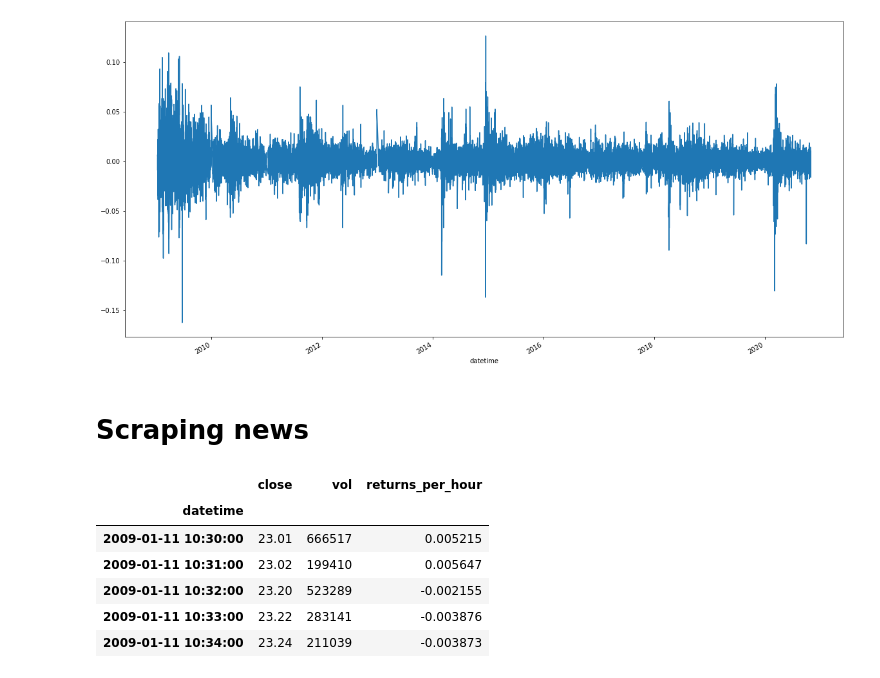
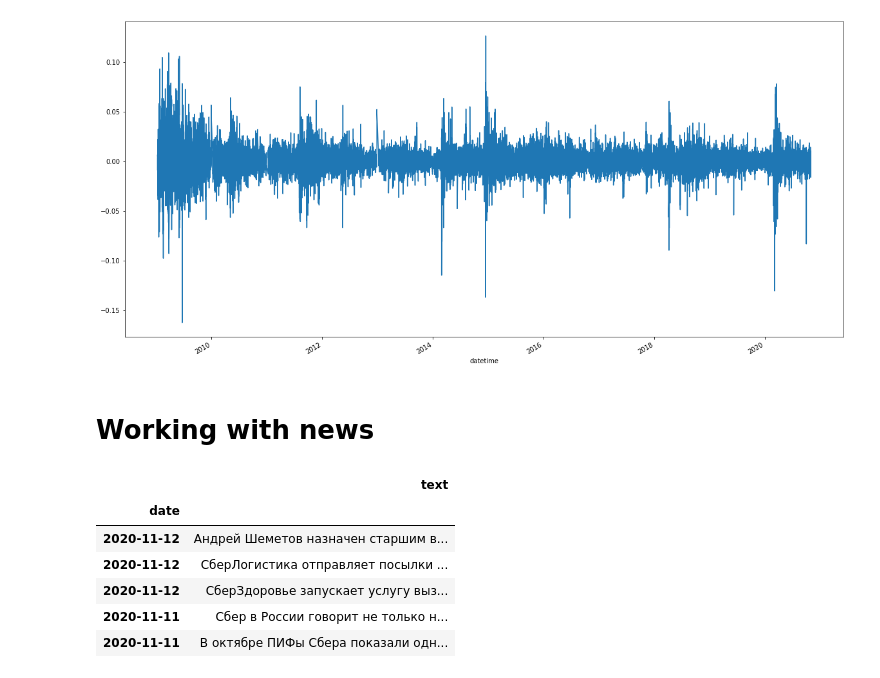
Before and after one commit to Quotermain/sber_stock_analysis, a Jupyter notebook: analysis.ipynb, the cells around one changed output. Cells and saved outputs as stored; diff of their text form; code cells hidden in the pictures.

Commit message:
Adds news dataframe

```diff
--- a/analysis.ipynb
+++ b/analysis.ipynb
@@ -55,14 +61,21 @@ data.returns_per_hour.plot()
 <matplotlib.axes._subplots.AxesSubplot at 0x...>
 [figure]
 # %% [markdown]
-# Scraping news
+# Working with news
-# %%
-data.head()
-# %% [output]
-|  | close | vol | returns_per_hour |
-| datetime |  |  |  |
-| 2009-01-11 10:30:00 | 23.01 | 666517 | 0.005215 |
-| 2009-01-11 10:31:00 | 23.02 | 199410 | 0.005647 |
-| 2009-01-11 10:32:00 | 23.20 | 523289 | -0.002155 |
-| 2009-01-11 10:33:00 | 23.22 | 283141 | -0.003876 |
-| 2009-01-11 10:34:00 | 23.24 | 211039 | -0.003873 |
+# %%
+news = pd.read_csv(
+    'data/news.csv',
+    parse_dates=True,
+    dayfirst=True,
+    infer_datetime_format=True,
+    index_col=0
+)
+news.head()
+# %% [output]
+|  | text |
+| date |  |
+| 2020-11-12 | Андрей Шеметов назначен старшим в... |
+| 2020-11-12 | СберЛогистика отправляет посылки ... |
+| 2020-11-12 | СберЗдоровье запускает услугу выз... |
+| 2020-11-11 | Сбер в России говорит не только н... |
+| 2020-11-11 | В октябре ПИФы Сбера показали одн... |
```
Also changed, not shown: parts of 2 cells of this notebook.
